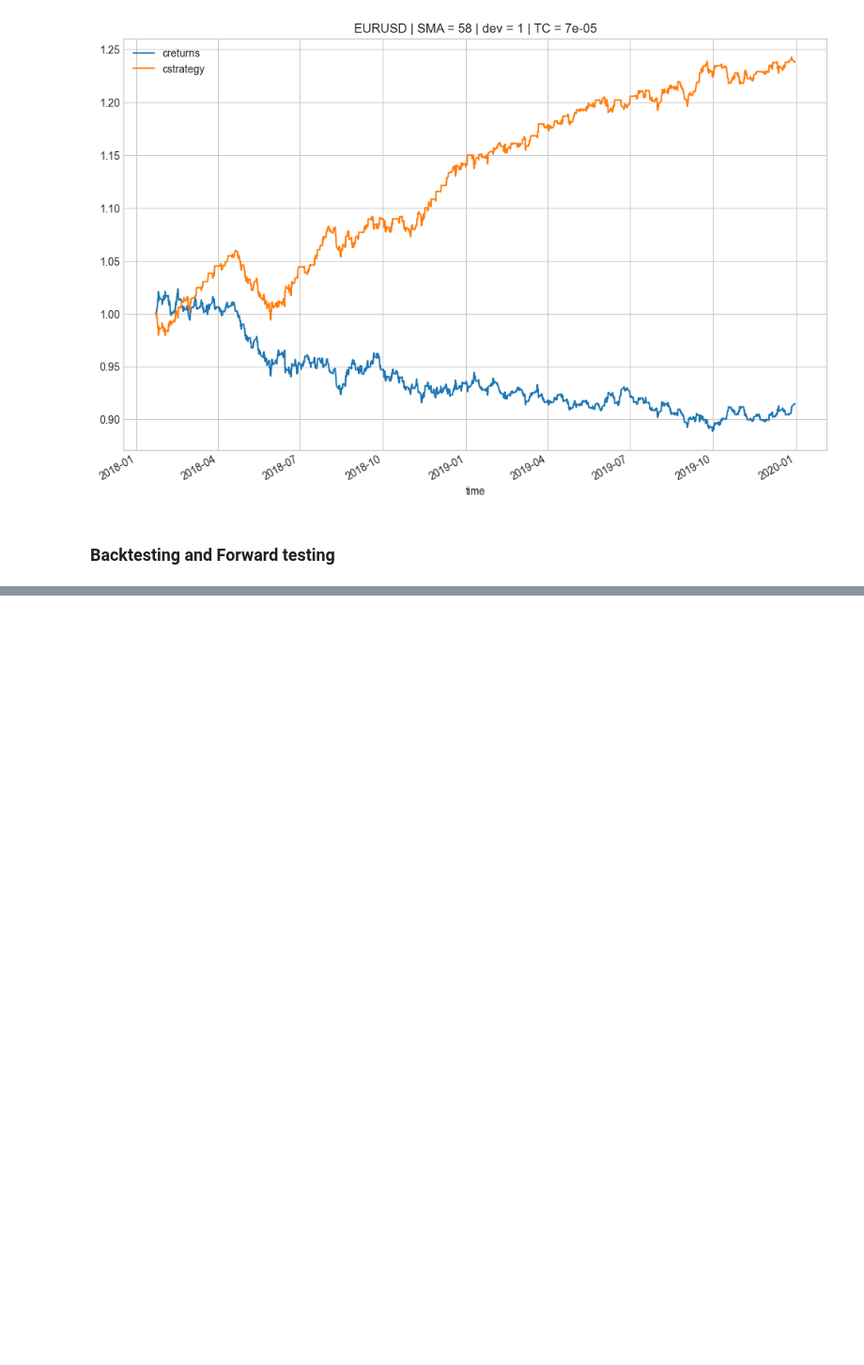
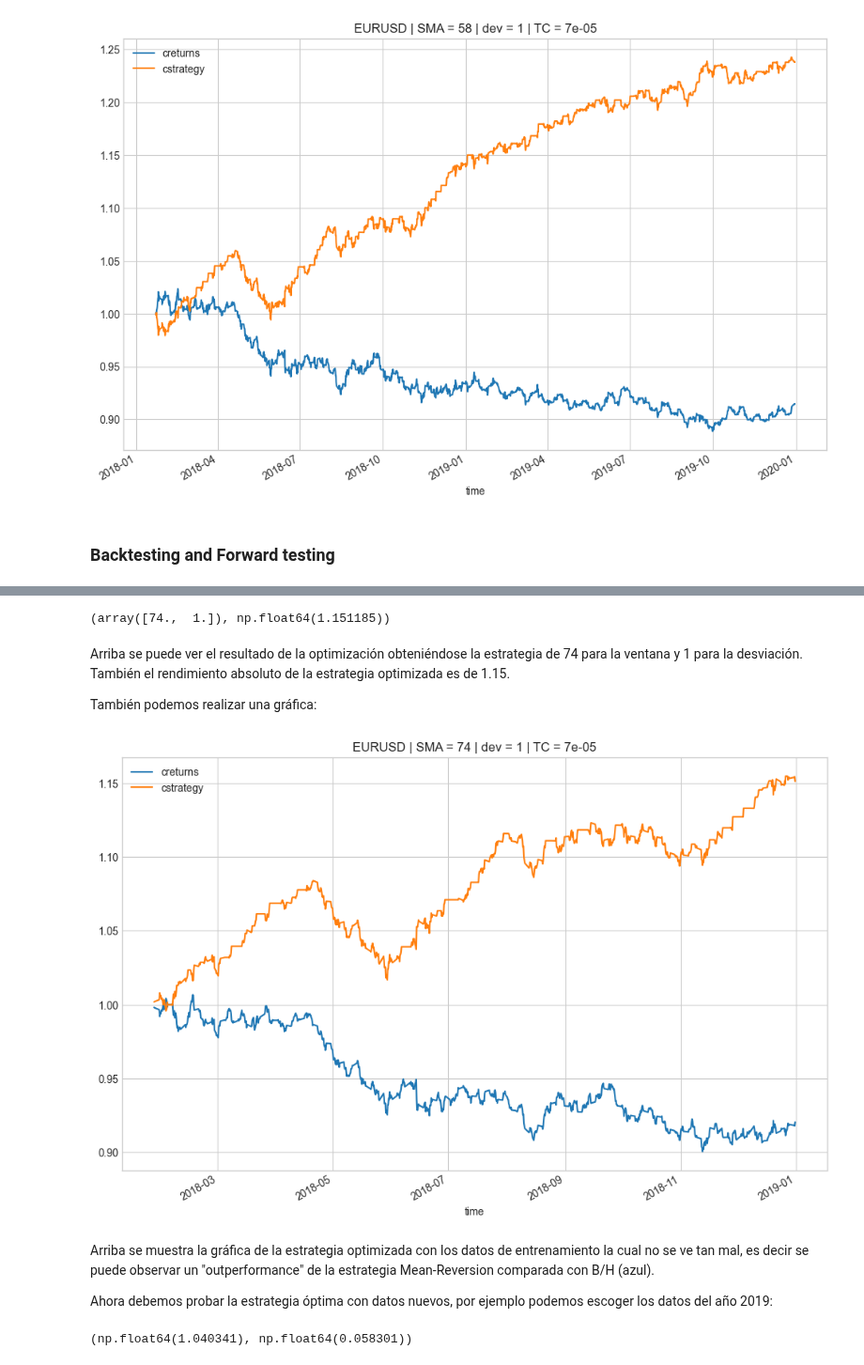
Before and after one commit to mario812/algo-trading-env, a Jupyter notebook: 3.3.7-oop_mean_rev_back.ipynb, the cells around one changed output, grey strips where cells are left out. Shown at 94% size. Cells and saved outputs as stored; diff of their text form; code cells hidden in the pictures; blank space fills up the shorter version.

```diff
--- a/3.3.7-oop_mean_rev_back.ipynb
+++ b/3.3.7-oop_mean_rev_back.ipynb
@@ -89,0 +94,18 @@ tester.plot_results()
+# %%
+train = MeanRev.MeanRevBacktester("EURUSD", 30, 2, "2018-01-01", "2018-12-31", ptc) # in-sample
+# %%
+train.optimize_parameters((25, 100, 1), (1, 5, 1)) #in-sample
+# %% [output]
+(array([74.,  1.]), np.float64(1.151185))
+# %% [markdown]
+Arriba se puede ver el resultado de la optimización obteniéndose la estrategia de 74 para la ventana y 1 para la desviación. También el rendimiento absoluto de la estrategia optimizada es de 1.15.
+
+También podemos realizar una gráfica:
+# %%
+train.plot_results()
+# %% [output]
+[figure, added]
+# %% [markdown]
+Arriba se muestra la gráfica de la estrategia optimizada con los datos de entrenamiento la cual no se ve tan mal, es decir se puede observar un "outperformance" de la estrategia Mean-Reversion comparada con B/H (azul).
+
+Ahora debemos probar la estrategia óptima con datos nuevos, por ejemplo podemos escoger los datos del año 2019:
@@ -89,0 +114,4 @@ tester.plot_results()
+# %%
+tester.test_strategy()
+# %% [output]
+(np.float64(1.040341), np.float64(0.058301))
```
Also changed, not shown: parts of 7 cells of this notebook.
